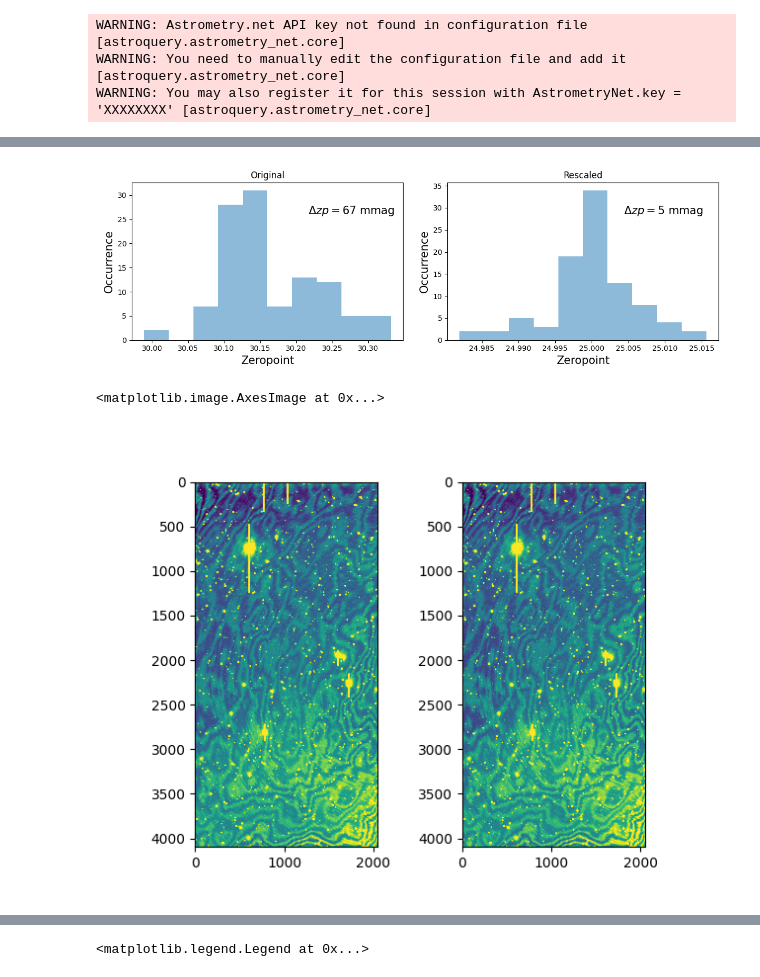
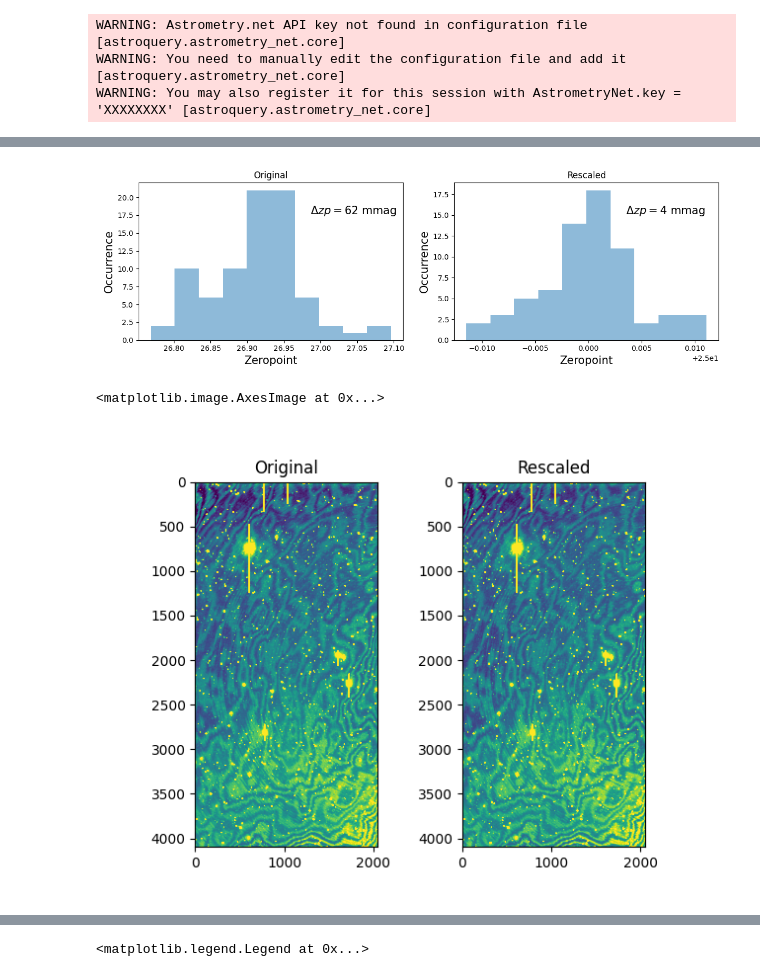
Before and after one commit to CheerfulUser/Pouakai, a Jupyter notebook: dev/testing_zp_code.ipynb, the cells around one changed output, grey strips where cells are left out. Drawn from its saved outputs; the diff is of its cells as text; code cells hidden in the pictures.

```diff
--- a/dev/testing_zp_code.ipynb
+++ b/dev/testing_zp_code.ipynb
@@ -14,7 +14,7 @@ WARNING: You need to manually edit the configuration file and add it [astroquery
 WARNING: You may also register it for this session with AstrometryNet.key = 'XXXXXXXX' [astroquery.astrometry_net.core]
 # %%
 hdu = fits.open('A6309-12932zephyr-R-4_cal.fits.gz')
-hdu = fits.open('A6524-lsst4-R-3_cal.fits.gz')
+#hdu = fits.open('A6524-lsst4-R-3_cal.fits.gz')
 #hdu = fits.open('A7312-yse415Ba-R-3_cal.fits.gz')
 #hdu = fits.open('A7238-yse257Aa-R-3_cal.fits.gz')
 #hdu = fits.open('A6385-12932zephyr-V-3_cal.fits.gz')
@@ -70,17 +70,19 @@ plt.text(s=r'$\Delta zp={}$ mmag'.format(int(std*1e3)),x=0.65,y=0.8,fontsize=15,
 plt.tight_layout()
 plt.savefig('new_zp_dist.png')
 # %% [output]
-[figure, old version]
+[figure, new version]
 # %%
 plt.figure()
 plt.subplot(121)
+plt.title('Original')
 l,h = np.nanpercentile(orig.data,(5,95))
 plt.imshow(orig.data,vmin=l,vmax=h)
 plt.subplot(122)
+plt.title('Rescaled')
 l,h = np.nanpercentile(cal.data,(5,95))
 plt.imshow(cal.data,vmin=l,vmax=h)
 # %% [output]
 <matplotlib.image.AxesImage at 0x...>
-[figure, old version]
+[figure, new version]
 # %%
 plt.figure()
```
Also changed, not shown: parts of 6 cells of this notebook.
